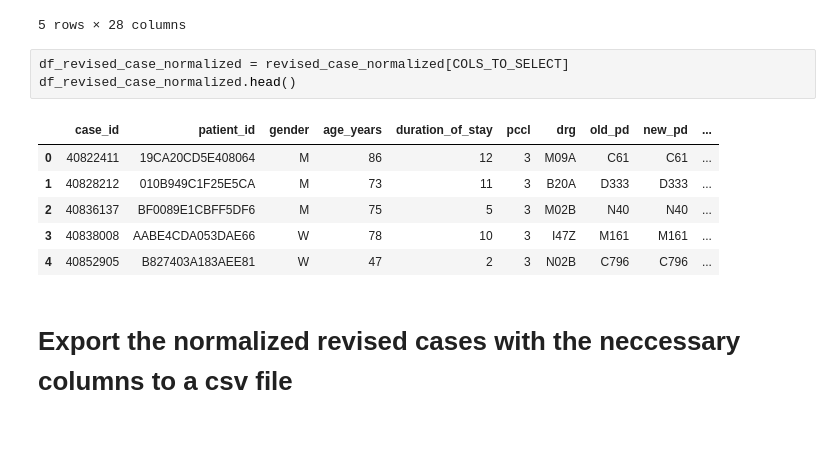
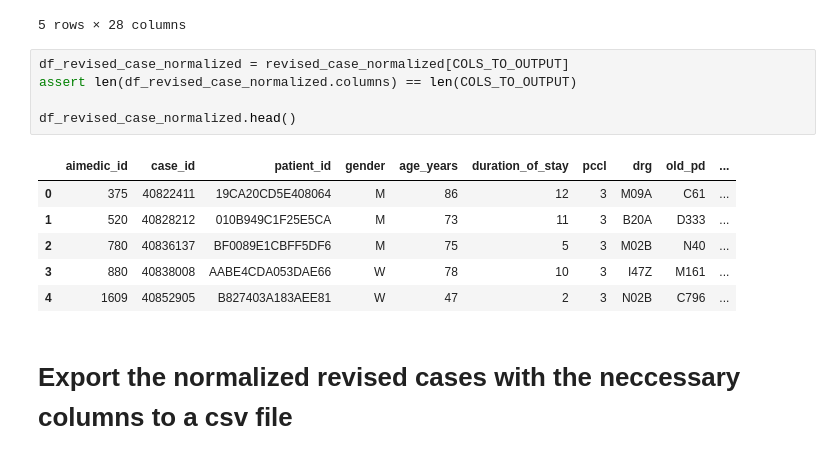
Before and after one commit to anschauf/code-scout-python, a Jupyter notebook: src/revised_case_normalization/Hirslanden_Zurich_2016_normalization.ipynb, the cells around one changed output. Cells and saved outputs as stored; diff of their text form.

Commit message:
[2022-40] Added aimedic_id with COLS_TO_SELECT AS COLS_TO_OUTPUT for saving as csv

```diff
--- a/src/revised_case_normalization/Hirslanden_Zurich_2016_normalization.ipynb
+++ b/src/revised_case_normalization/Hirslanden_Zurich_2016_normalization.ipynb
@@ -181,15 +179,17 @@ revised_case_normalized.head()
 | 4 | C796 | C796 | M300 | [C795] | [] | [] | [] | 40852905 | ... |
 5 rows × 28 columns
 # %%
-df_revised_case_normalized = revised_case_normalized[COLS_TO_SELECT]
+df_revised_case_normalized = revised_case_normalized[COLS_TO_OUTPUT]
+assert len(df_revised_case_normalized.columns) == len(COLS_TO_OUTPUT)
+
 df_revised_case_normalized.head()
 # %% [output]
-|  | case_id | patient_id | gender | age_years | duration_of_stay | pccl | drg | old_pd | new_pd | ... |
-| 0 | 40822411 | 19CA20CD5E408064 | M | 86 | 12 | 3 | M09A | C61 | C61 | ... |
-| 1 | 40828212 | 010B949C1F25E5CA | M | 73 | 11 | 3 | B20A | D333 | D333 | ... |
-| 2 | 40836137 | BF0089E1CBFF5DF6 | M | 75 | 5 | 3 | M02B | N40 | N40 | ... |
-| 3 | 40838008 | AABE4CDA053DAE66 | W | 78 | 10 | 3 | I47Z | M161 | M161 | ... |
-| 4 | 40852905 | B827403A183AEE81 | W | 47 | 2 | 3 | N02B | C796 | C796 | ... |
+|  | aimedic_id | case_id | patient_id | gender | age_years | duration_of_stay | pccl | drg | old_pd | ... |
+| 0 | 375 | 40822411 | 19CA20CD5E408064 | M | 86 | 12 | 3 | M09A | C61 | ... |
+| 1 | 520 | 40828212 | 010B949C1F25E5CA | M | 73 | 11 | 3 | B20A | D333 | ... |
+| 2 | 780 | 40836137 | BF0089E1CBFF5DF6 | M | 75 | 5 | 3 | M02B | N40 | ... |
+| 3 | 880 | 40838008 | AABE4CDA053DAE66 | W | 78 | 10 | 3 | I47Z | M161 | ... |
+| 4 | 1609 | 40852905 | B827403A183AEE81 | W | 47 | 2 | 3 | N02B | C796 | ... |
 # %% [markdown]
 # Export the normalized revised cases with the neccessary columns to a csv file
 # %%
```
Also changed, not shown: parts of 1 cell of this notebook, 10 other files.
